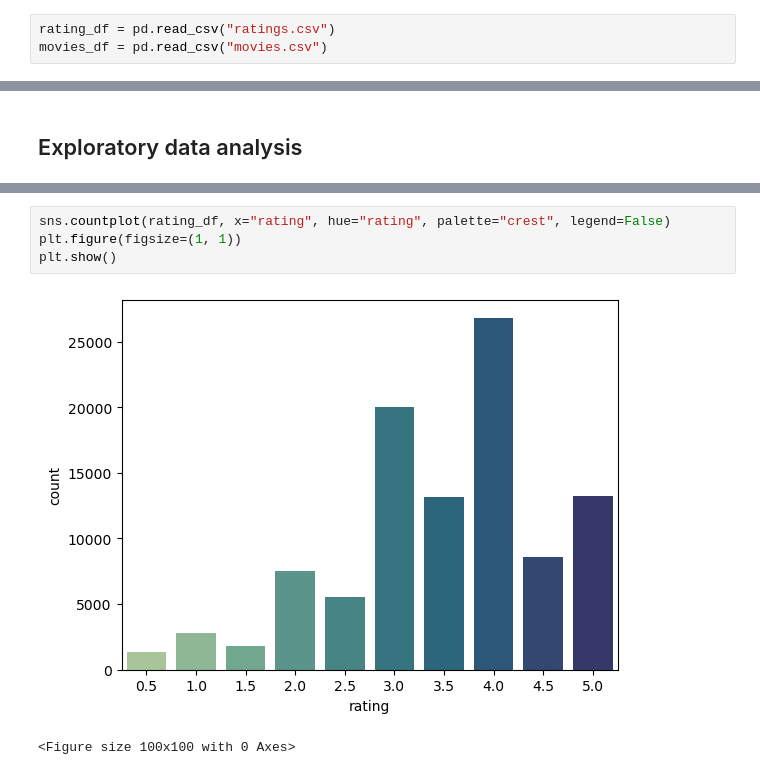
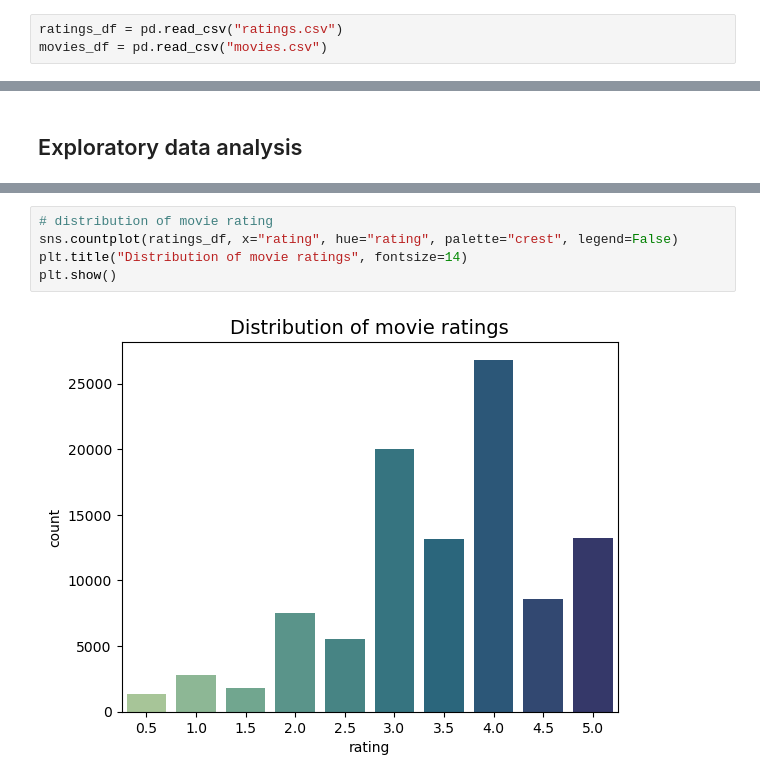
Before and after one commit to dahlp94/recommender-systems, a Jupyter notebook: movie_lens/movie_lens_data_analysis.ipynb, the cells around one changed output, grey strips where cells are left out. Cells and saved outputs as stored; diff of their text form.

```diff
--- a/movie_lens/movie_lens_data_analysis.ipynb
+++ b/movie_lens/movie_lens_data_analysis.ipynb
@@ -4,6 +4,6 @@ import pandas as pd
 import matplotlib.pyplot as plt
 import seaborn as sns
 # %%
-rating_df = pd.read_csv("ratings.csv")
+ratings_df = pd.read_csv("ratings.csv")
 movies_df = pd.read_csv("movies.csv")
 # %%
@@ -54,7 +64,7 @@ print(dir(sns))
 # %%
-sns.countplot(rating_df, x="rating", hue="rating", palette="crest", legend=False)
-plt.figure(figsize=(1, 1))
+# distribution of movie rating
+sns.countplot(ratings_df, x="rating", hue="rating", palette="crest", legend=False)
+plt.title("Distribution of movie ratings", fontsize=14)
 plt.show()
 # %% [output]
-[figure, old version]
+[figure, new version]
-<Figure size 100x100 with 0 Axes>
```
Also changed, not shown: parts of 13 cells of this notebook.
